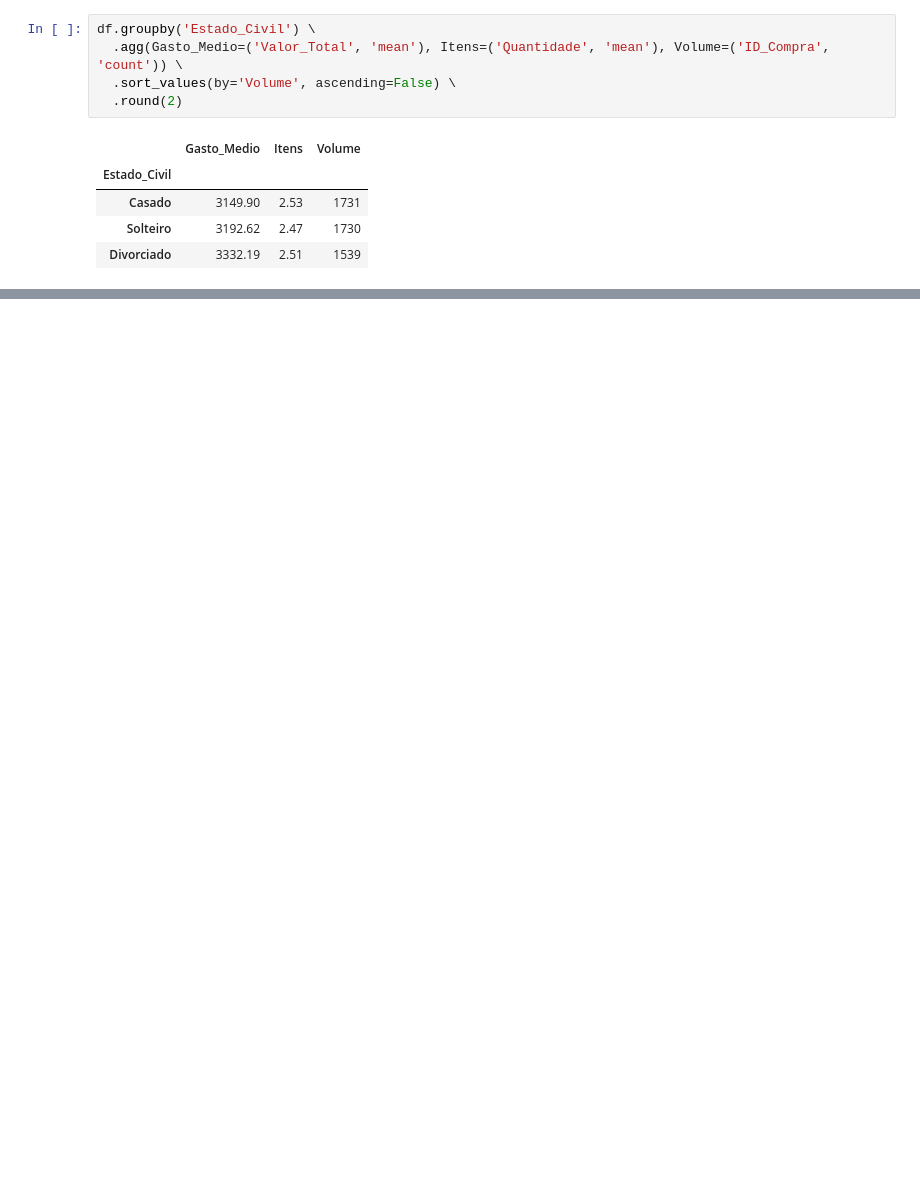
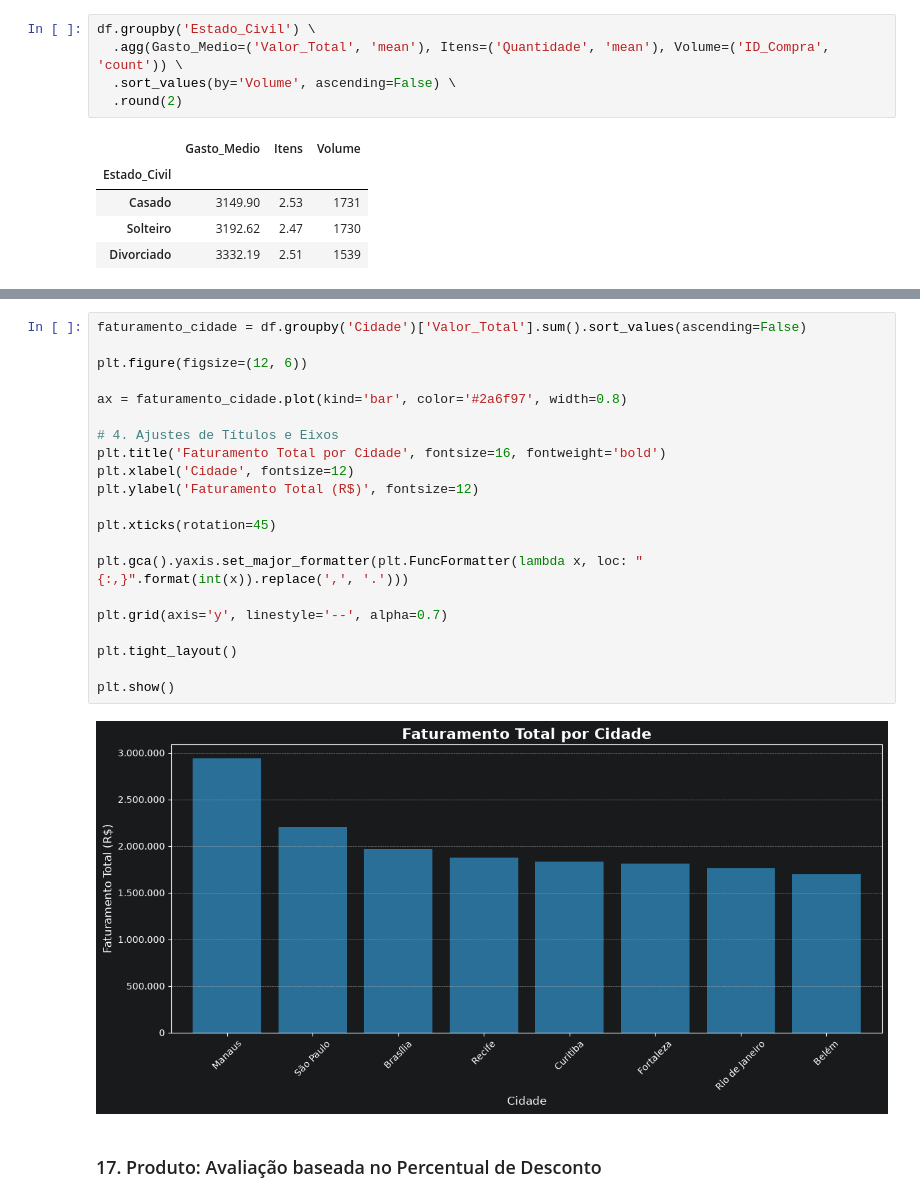
Before and after one commit to lexmoraes/data-science, a Jupyter notebook: desafio03.ipynb, the cells around one changed output, grey strips where cells are left out. Cells and saved outputs as stored; diff of their text form; blank space fills up the shorter version.

```diff
--- a/desafio03.ipynb
+++ b/desafio03.ipynb
@@ -164,0 +303,25 @@ df.groupby('Estado_Civil') \
+# %%
+faturamento_cidade = df.groupby('Cidade')['Valor_Total'].sum().sort_values(ascending=False)
+
+plt.figure(figsize=(12, 6))
+
+ax = faturamento_cidade.plot(kind='bar', color='#2a6f97', width=0.8)
+
+# 4. Ajustes de Títulos e Eixos
+plt.title('Faturamento Total por Cidade', fontsize=16, fontweight='bold')
+plt.xlabel('Cidade', fontsize=12)
+plt.ylabel('Faturamento Total (R$)', fontsize=12)
+
+plt.xticks(rotation=45)
+
+plt.gca().yaxis.set_major_formatter(plt.FuncFormatter(lambda x, loc: "{:,}".format(int(x)).replace(',', '.')))
+
+plt.grid(axis='y', linestyle='--', alpha=0.7)
+
+plt.tight_layout()
+
+plt.show()
+# %% [output]
+[figure, added]
+# %% [markdown]
+### 17. Produto: Avaliação baseada no Percentual de Desconto
```
Also changed, not shown: parts of 53 cells of this notebook.
